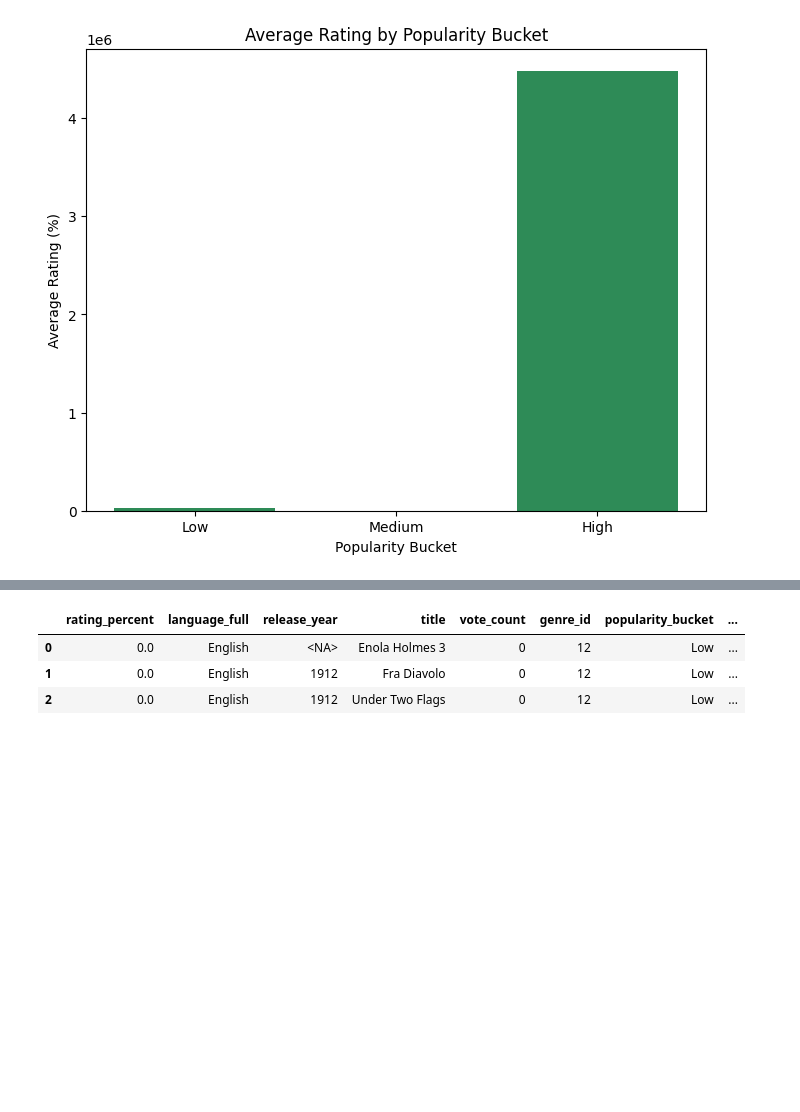
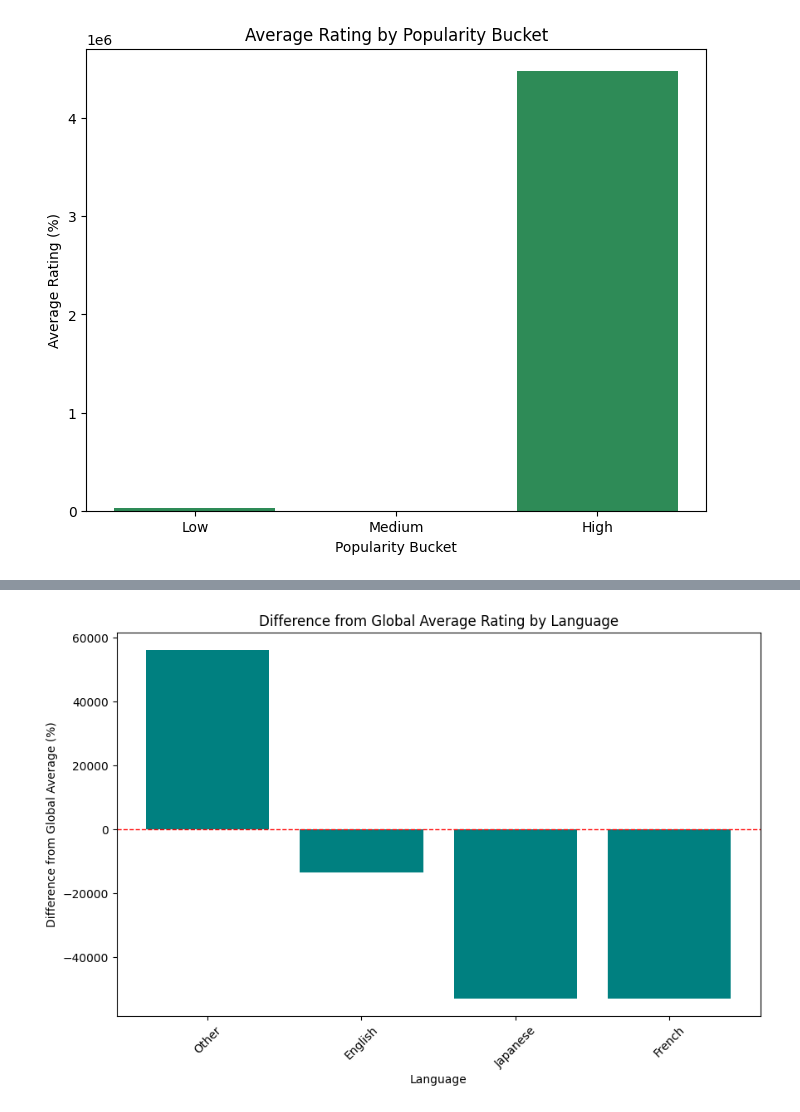
Before and after one commit to kaan4dev/movie_etl_pipeline, a Jupyter notebook: notebooks/movies_sql_analysis.ipynb, the cells around one changed output, grey strips where cells are left out. Drawn from its saved outputs; the diff is of its cells as text; code cells hidden in the pictures; blank space fills up the shorter version.

```diff
--- a/notebooks/movies_sql_analysis.ipynb
+++ b/notebooks/movies_sql_analysis.ipynb
@@ -364,0 +441,16 @@ plt.show()
+# %%
+query = """
+
+SELECT
+  language_full,
+  AVG(rating_percent) AS average_rating,
+  (SELECT AVG(rating_percent) FROM `movie-etl-pipeline.movies.cleaned_movies`) AS global_average,
+  AVG(rating_percent) - (SELECT AVG(rating_percent) FROM `movie-etl-pipeline.movies.cleaned_movies`) AS difference_from_global
+FROM `movie-etl-pipeline.movies.cleaned_movies`
+GROUP BY language_full
+ORDER BY difference_from_global DESC;
+
+"""
+
+df12 = client.query(query).to_dataframe()
+df12
@@ -365,7 +464,11 @@ plt.show()
 # %%
-df.head(3)
+plt.figure(figsize=(10,6))
+plt.bar(df12["language_full"], df12["difference_from_global"], color="teal")
+plt.axhline(0, color="red", linestyle="--", linewidth=1)
+plt.title("Difference from Global Average Rating by Language")
+plt.xlabel("Language")
+plt.ylabel("Difference from Global Average (%)")
+plt.xticks(rotation=45)
+plt.show()
 # %% [output]
-|  | rating_percent | language_full | release_year | title | vote_count | genre_id | popularity_bucket | ... |
-| 0 | 0.0 | English | <NA> | Enola Holmes 3 | 0 | 12 | Low | ... |
-| 1 | 0.0 | English | 1912 | Fra Diavolo | 0 | 12 | Low | ... |
-| 2 | 0.0 | English | 1912 | Under Two Flags | 0 | 12 | Low | ... |
+[figure, added]
```
Also changed, not shown: parts of 7 cells of this notebook.
